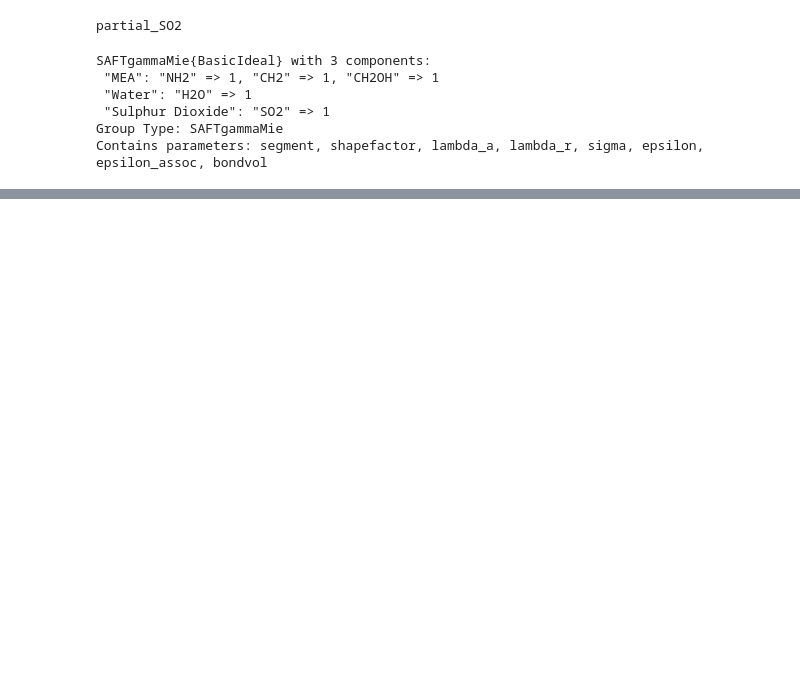
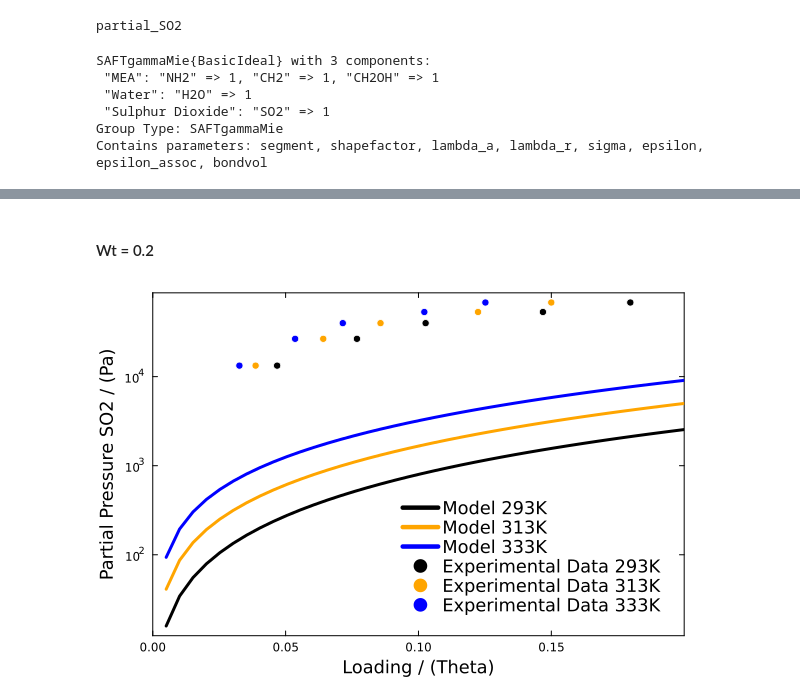
Before and after one commit to freddymartin03/Computational-Thermodynamics-4th-Year-project, a Jupyter notebook: Week 9/parameter_estimation_SO2.ipynb, the cells around one changed output, grey strips where cells are left out. Drawn from its saved outputs; the diff is of its cells as text; code cells hidden in the pictures; blank space fills up the shorter version.

```diff
--- a/Week 9/parameter_estimation_SO2.ipynb
+++ b/Week 9/parameter_estimation_SO2.ipynb
@@ -140,0 +390,52 @@ params
+# %% [markdown]
+#### Wt = 0.2
+# %%
+plt = plot(grid = :off,
+           framestyle = :box,
+           foreground_color_legend = nothing,
+           yaxis =:log,
+           legend =:bottomright,
+           legend_font = font(12),
+           xlims = (0, 0.2))
+
+plot!(plt, loadfil, partial2T1,
+      color = "black",
+      line = (:path, 3),
+      label = "Model 293K")
+
+plot!(plt, loadfil, partial2T2,
+      color = "orange",
+      line = (:path, 3),
+      label = "Model 313K")
+
+plot!(plt, loadfil, partial2T3,
+      color = "blue",
+      line = (:path, 3),
+      label = "Model 333K")
+
+plot!(plt, data2[1:5,4], data2[1:5, 2],
+      seriestype = :scatter,
+      color = "black",
+      markerstrokecolor = "white",
+      line = (:scatter, 0.4),
+      label = "Experimental Data 293K")
+
+plot!(plt, data2[6:10,4], data2[6:10, 2],
+      seriestype = :scatter,
+      color = "orange",
+      markerstrokecolor = "white",
+      line = (:scatter, 0.4),
+      label = "Experimental Data 313K")
+
+plot!(plt, data2[11:15,4], data2[11:15, 2],
+      seriestype = :scatter,
+      color = "blue",
+      markerstrokecolor = "white",
+      line = (:scatter, 0.4),
+      label = "Experimental Data 333K")
+
+
+xlabel!(plt, "Loading / (Theta)", xguidefontsize = 12)
+ylabel!(plt, "Partial Pressure SO2 / (Pa)", yguidefontsize = 12)
+# %% [output]
+[figure, added]
```
Also changed, not shown: parts of 20 cells of this notebook, 1 other file.
